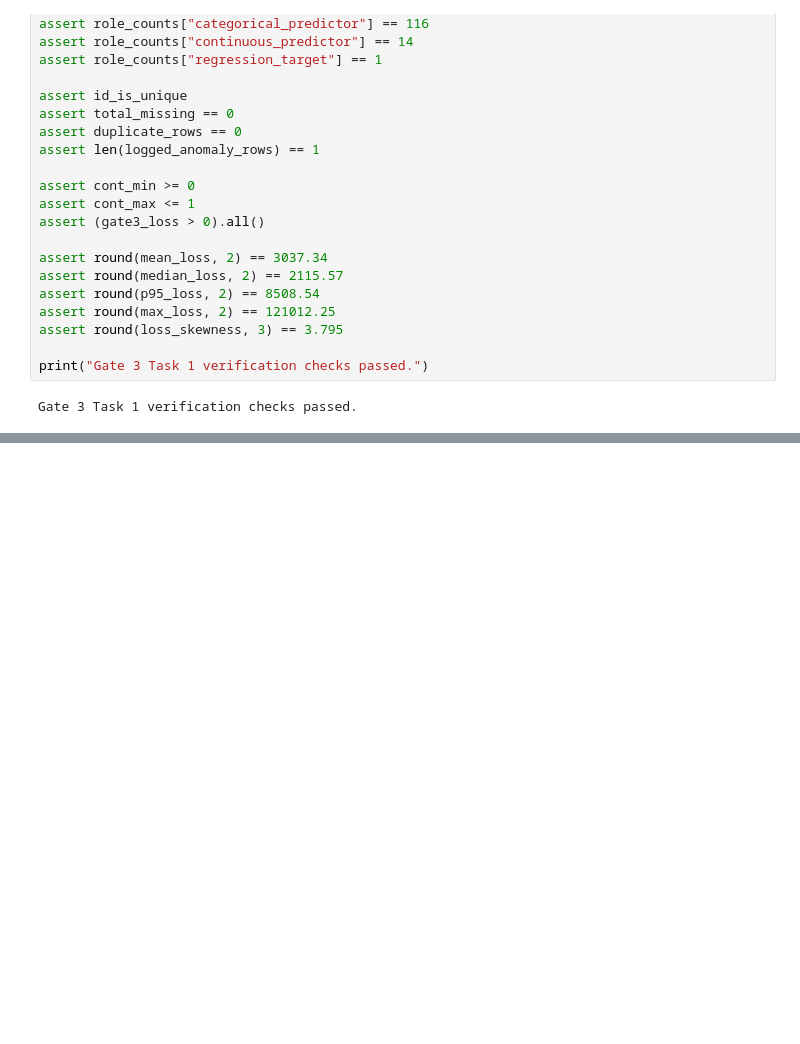
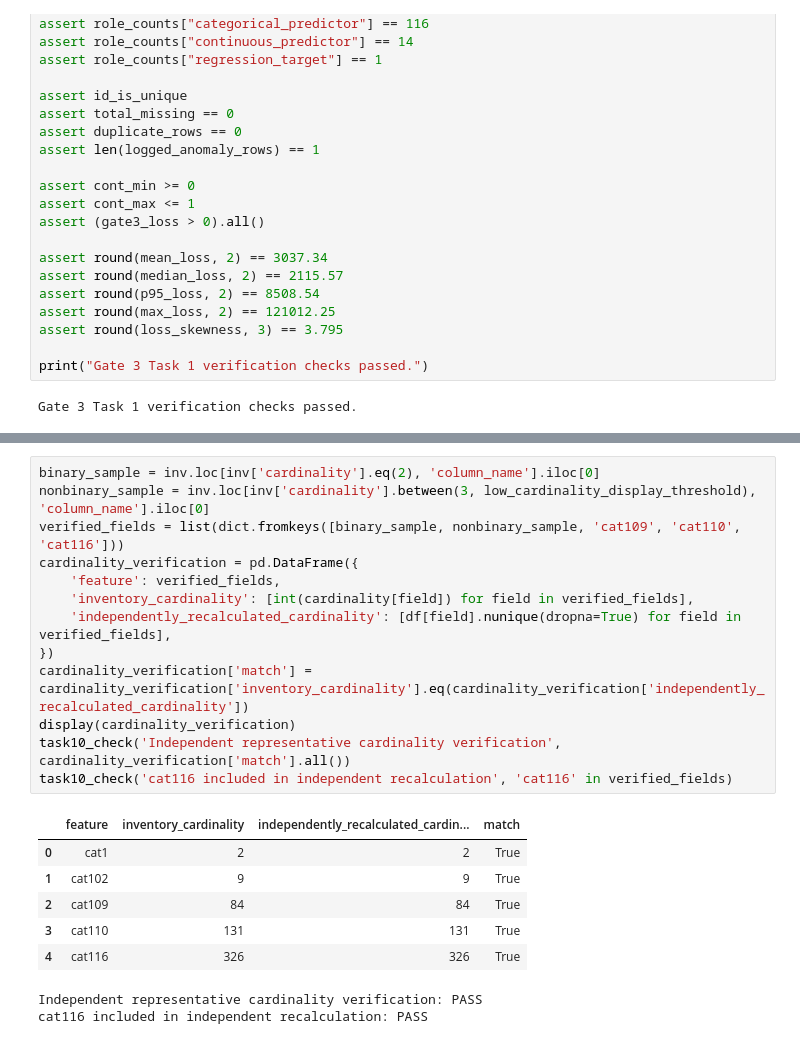
Before and after one commit to Break-Through-Tech/Allstate-1C-predicting-auto-claims-severity, a Jupyter notebook: notebooks/data-understanding.ipynb, the cells around one changed output, grey strips where cells are left out. Cells and saved outputs as stored; diff of their text form; blank space fills up the shorter version.

```diff
--- a/notebooks/data-understanding.ipynb
+++ b/notebooks/data-understanding.ipynb
@@ -1082,0 +1483,22 @@ Gate 3 Task 1 reproduced and reviewed the Gate 1 data-quality evidence and the G
+# %%
+binary_sample = inv.loc[inv['cardinality'].eq(2), 'column_name'].iloc[0]
+nonbinary_sample = inv.loc[inv['cardinality'].between(3, low_cardinality_display_threshold), 'column_name'].iloc[0]
+verified_fields = list(dict.fromkeys([binary_sample, nonbinary_sample, 'cat109', 'cat110', 'cat116']))
+cardinality_verification = pd.DataFrame({
+    'feature': verified_fields,
+    'inventory_cardinality': [int(cardinality[field]) for field in verified_fields],
+    'independently_recalculated_cardinality': [df[field].nunique(dropna=True) for field in verified_fields],
+})
+cardinality_verification['match'] = cardinality_verification['inventory_cardinality'].eq(cardinality_verification['independently_recalculated_cardinality'])
+display(cardinality_verification)
+task10_check('Independent representative cardinality verification', cardinality_verification['match'].all())
+task10_check('cat116 included in independent recalculation', 'cat116' in verified_fields)
+# %% [output]
+|  | feature | inventory_cardinality | independently_recalculated_cardin... | match |
+| 0 | cat1 | 2 | 2 | True |
+| 1 | cat102 | 9 | 9 | True |
+| 2 | cat109 | 84 | 84 | True |
+| 3 | cat110 | 131 | 131 | True |
+| 4 | cat116 | 326 | 326 | True |
+Independent representative cardinality verification: PASS
+cat116 included in independent recalculation: PASS
```
Also changed, not shown: parts of 20 cells of this notebook, 9 other files.
